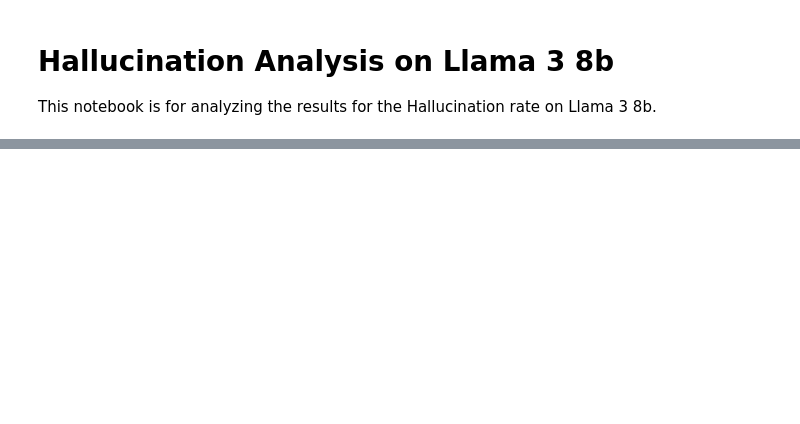
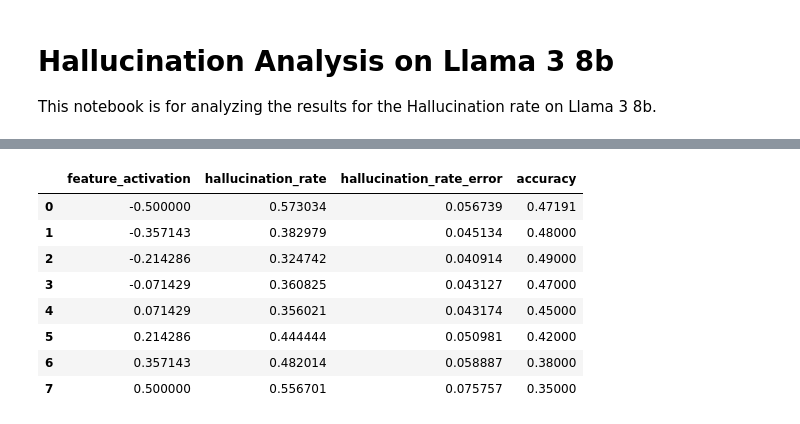
Before and after one commit to Mechanistic-Interpretability-Hackathon/Hallucination-Robustness-Medical-Q-A, a Jupyter notebook: src/notebooks/hallucination_analysis.ipynb, the cells around one changed output, grey strips where cells are left out. Saved outputs shown, nothing was run; the diff lists cells and outputs as text; code cells hidden in the pictures; blank space fills up the shorter version.

```diff
--- a/src/notebooks/hallucination_analysis.ipynb
+++ b/src/notebooks/hallucination_analysis.ipynb
@@ -37,0 +81,13 @@ Options: {"0": "They are anilides with propyl group in ortho.", "1": "They are b
+# %%
+df_results = pd.read_csv('../data/feature_0_benchmark_results.tsv', sep='\t')
+df_results
+# %% [output]
+|  | feature_activation | hallucination_rate | hallucination_rate_error | accuracy |
+| 0 | -0.500000 | 0.573034 | 0.056739 | 0.47191 |
+| 1 | -0.357143 | 0.382979 | 0.045134 | 0.48000 |
+| 2 | -0.214286 | 0.324742 | 0.040914 | 0.49000 |
+| 3 | -0.071429 | 0.360825 | 0.043127 | 0.47000 |
+| 4 | 0.071429 | 0.356021 | 0.043174 | 0.45000 |
+| 5 | 0.214286 | 0.444444 | 0.050981 | 0.42000 |
+| 6 | 0.357143 | 0.482014 | 0.058887 | 0.38000 |
+| 7 | 0.500000 | 0.556701 | 0.075757 | 0.35000 |
```
Also changed, not shown: parts of 10 cells of this notebook, 1 other file.
